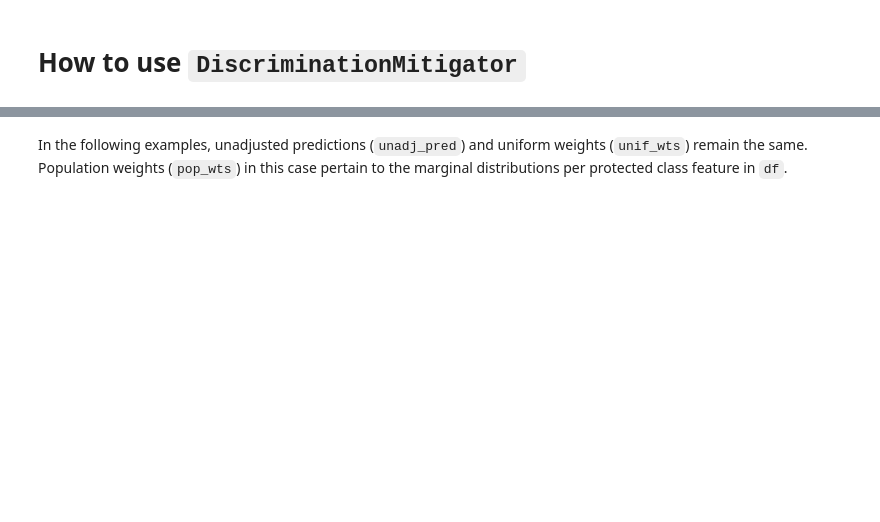
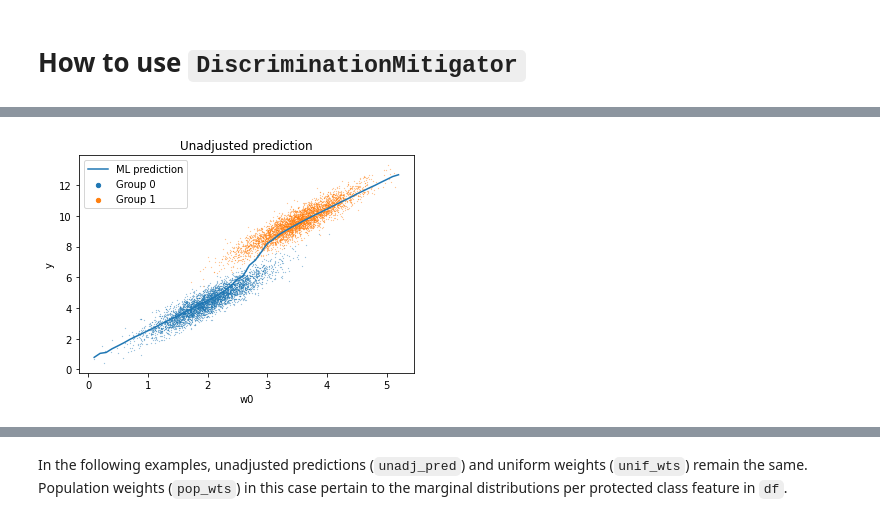
Before and after one commit to kingjosephm/DiscriminationMitigation, a Jupyter notebook: Example.ipynb, the cells around one changed output, grey strips where cells are left out. Drawn from its saved outputs; the diff is of its cells as text; code cells hidden in the pictures; blank space fills up the shorter version.

```diff
--- a/Example.ipynb
+++ b/Example.ipynb
@@ -148,2 +155,0 @@ None
-# %%
-model.fit(X_train, y_train, epochs=10, batch_size=64, validation_data=(X_val, y_val))
@@ -173,0 +156,12 @@ Epoch 10/10
+# %%
+# Create Pandas dataframe of mitigated estimates
+mitigated = DiscriminationMitigator(df=synth[['c0', 'c1', 'w0']], model=model,
+                              config=config).predictions()
+# %%
+# Concatenate w0 and round w0
+mitigated = pd.concat([mitigated, synth[['w0']].reset_index(drop=True)], axis=1)
+mitigated['w0'] = round(mitigated['w0'], 1)
+# %%
+mitigated = mitigated.sort_values(by=['w0']).reset_index(drop=True)
+agg = mitigated.groupby(['w0']).mean()
+print(agg)
@@ -173,0 +184,11 @@ Epoch 10/10
+# %%
+plt.scatter(c0_grp["w0"], c0_grp["y"], label='Group 0', s=0.03)
+plt.scatter(c1_grp["w0"], c1_grp["y"], label='Group 1', s=0.03)
+plt.plot(agg['unadj_pred'], label='ML prediction')
+plt.title('Unadjusted prediction')
+plt.xlabel('w0')
+plt.ylabel('y')
+plt.legend(markerscale=25)
+plt.show()
+# %% [output]
+[figure, added]
```
Also changed, not shown: parts of 32 cells of this notebook, 3 other files.
